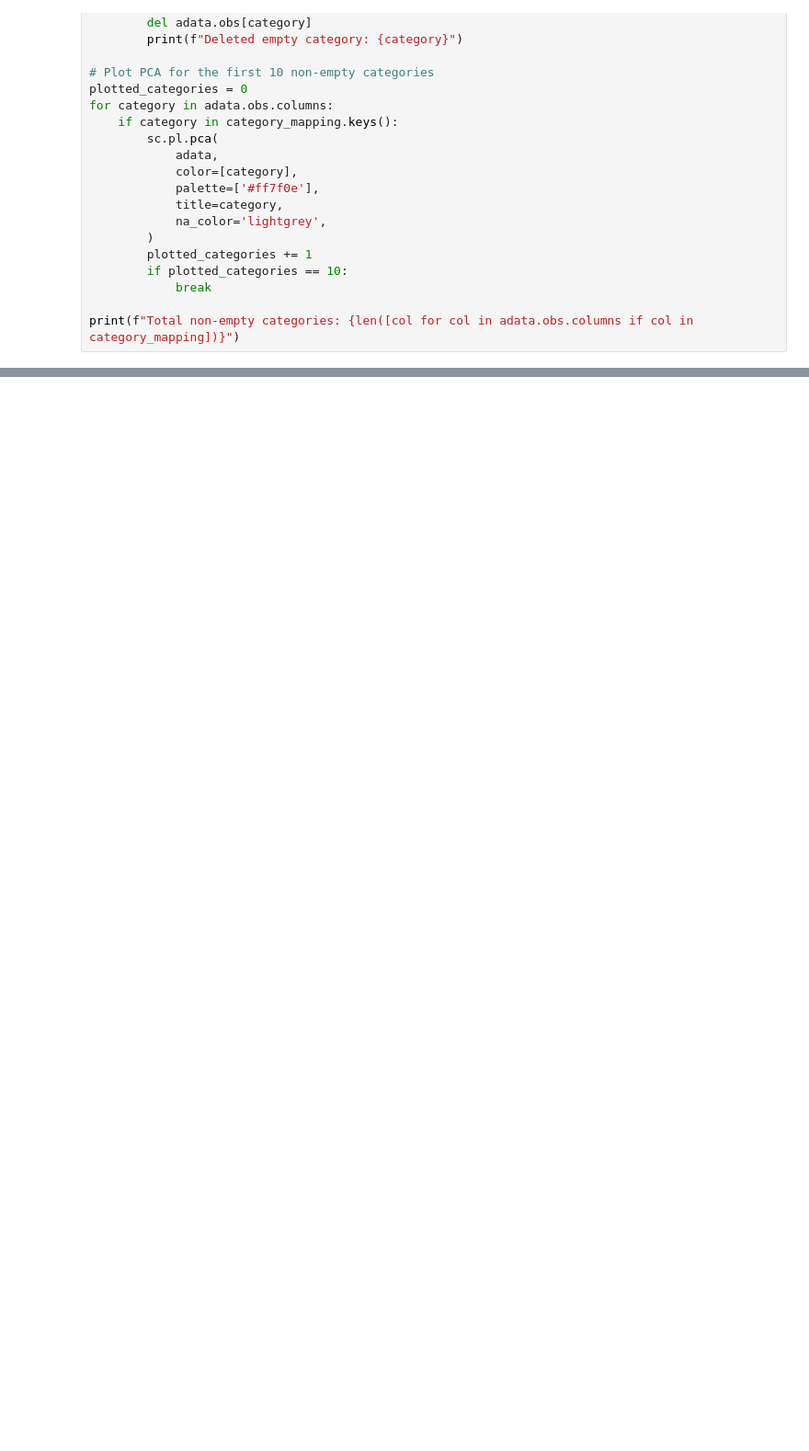
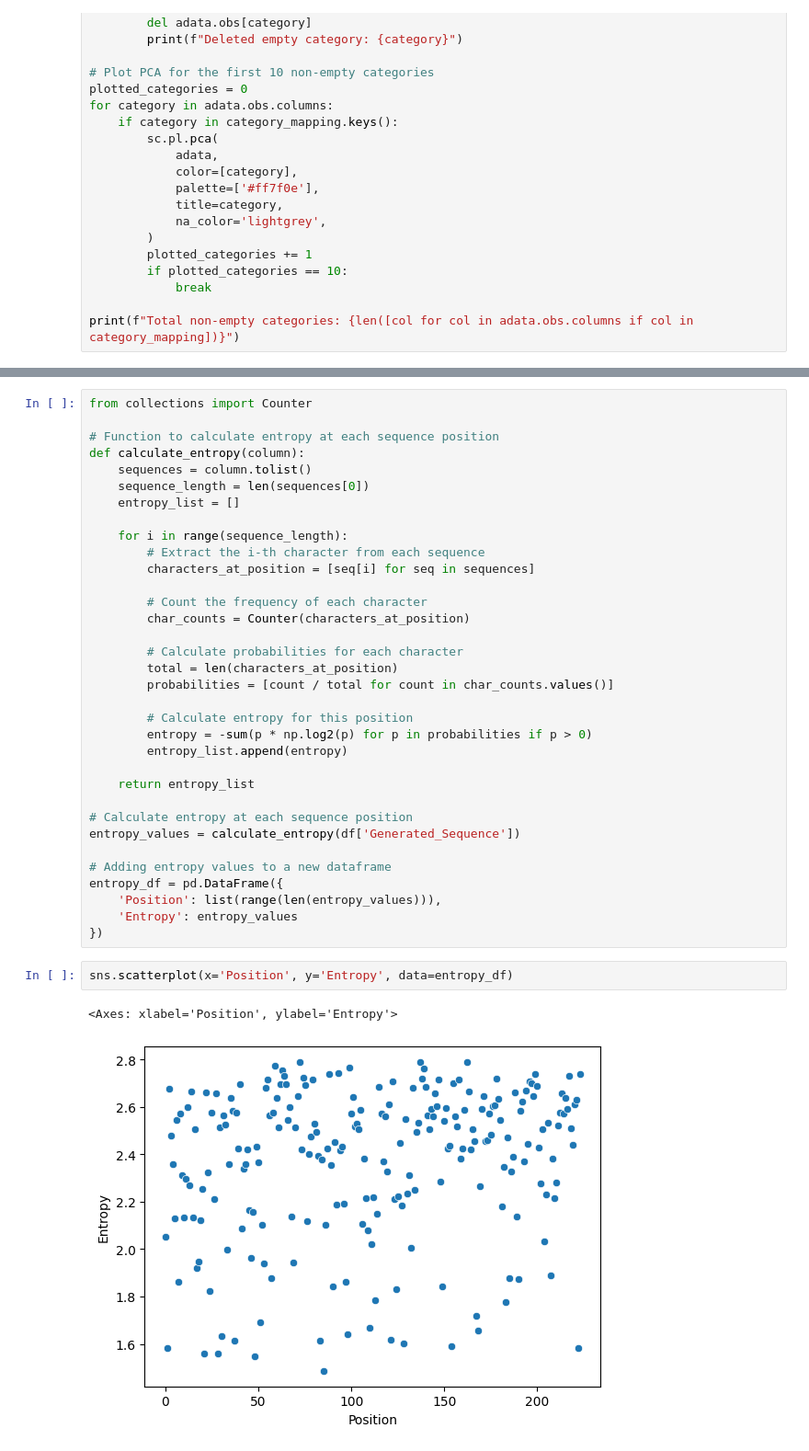
Before and after one commit to wconnell/genplasmid, a Jupyter notebook: notebooks/eval-emb.ipynb, the cells around one changed output, grey strips where cells are left out. Shown at 92% size. Cells and saved outputs as stored; diff of their text form; blank space fills up the shorter version.

```diff
--- a/notebooks/eval-emb.ipynb
+++ b/notebooks/eval-emb.ipynb
@@ -285,0 +349,39 @@ print(f"Total non-empty categories: {len([col for col in adata.obs.columns if co
+# %%
+from collections import Counter
+
+# Function to calculate entropy at each sequence position
+def calculate_entropy(column):
+    sequences = column.tolist()
+    sequence_length = len(sequences[0])
+    entropy_list = []
+
+    for i in range(sequence_length):
+        # Extract the i-th character from each sequence
+        characters_at_position = [seq[i] for seq in sequences]
+
+        # Count the frequency of each character
+        char_counts = Counter(characters_at_position)
+
+        # Calculate probabilities for each character
+        total = len(characters_at_position)
+        probabilities = [count / total for count in char_counts.values()]
+
+        # Calculate entropy for this position
+        entropy = -sum(p * np.log2(p) for p in probabilities if p > 0)
+        entropy_list.append(entropy)
+
+    return entropy_list
+
+# Calculate entropy at each sequence position
+entropy_values = calculate_entropy(df['Generated_Sequence'])
+
+# Adding entropy values to a new dataframe
+entropy_df = pd.DataFrame({
+    'Position': list(range(len(entropy_values))),
+    'Entropy': entropy_values
+})
+# %%
+sns.scatterplot(x='Position', y='Entropy', data=entropy_df)
+# %% [output]
+<Axes: xlabel='Position', ylabel='Entropy'>
+[figure, added]
```
Also changed, not shown: parts of 16 cells of this notebook, 3 other files.
